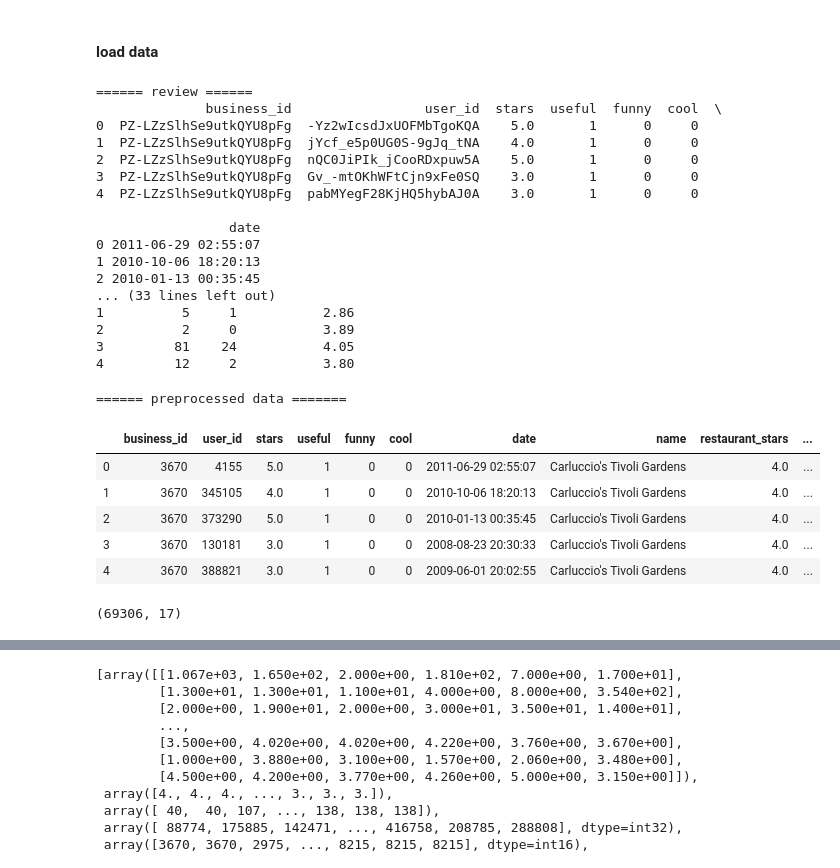
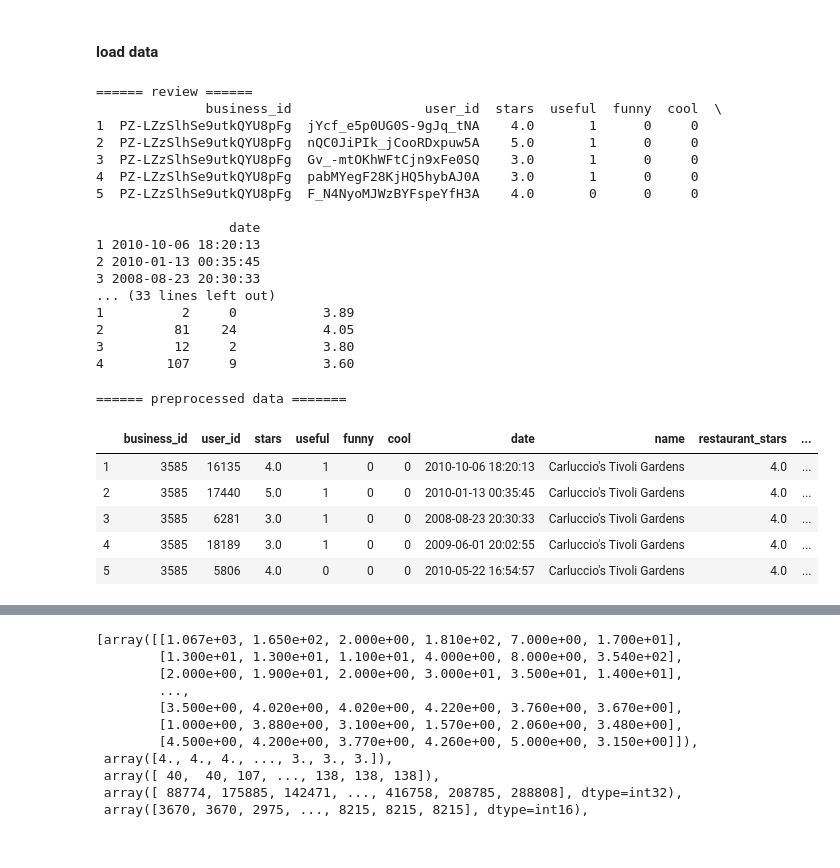
Before and after one commit to wonchankim97/Yelp-Recommender, a Jupyter notebook: EDA_KISOO.ipynb, the cells around one changed output, grey strips where cells are left out. Cells and saved outputs as stored; diff of their text form; code cells hidden in the pictures.

```diff
--- a/EDA_KISOO.ipynb
+++ b/EDA_KISOO.ipynb
@@ -770,0 +812,4 @@ ValueError: Error when checking target: expected dense_6 to have 4 dimensions, b
+# %%
+# select user by restaurant_count
+user_index = review_restaurant.groupby('user_id').agg({'business_id':'count'}).sort_values('business_id',ascending=False)[:21739].index
+review_restaurant = review_restaurant[review_restaurant.user_id.isin(user_index)]
@@ -770,0 +844,9 @@ ValueError: Error when checking target: expected dense_6 to have 4 dimensions, b
+# %%
+rev_k = pd.DataFrame({'user_id':review_restaurant['user_id'].unique()})
+user_restaurant = rev_k.merge(user_restaurant, how='left',on='user_id')
+res_k = pd.DataFrame({'business_id':review_restaurant['business_id'].unique()})
+restaurant = res_k.merge(restaurant, how='left',on='business_id')
+# %%
+# select restaurant by user_count
+business_index = review_restaurant.groupby('business_id').agg({'user_id':'count'}).sort_values('user_id',ascending=False)[:100].index
+review_restaurant = review_restaurant[review_restaurant.business_id.isin(business_index)]
@@ -778,8 +872,8 @@ import tensorflow.keras as keras
 from tensorflow.keras.preprocessing.text import Tokenizer
 from tensorflow.keras.preprocessing.sequence import pad_sequences
 
-n_max_category = 15
-n_category = 177
+n_max_category = 12
+n_category = 88
 
 def load_reviews():
     df = review_restaurant.copy()
@@ -817,42 +911,39 @@ print(users.head())
 # %% [output]
 ====== review ======
               business_id                 user_id  stars  useful  funny  cool  \
-0  PZ-LZzSlhSe9utkQYU8pFg  -Yz2wIcsdJxUOFMbTgoKQA    5.0       1      0     0
 1  PZ-LZzSlhSe9utkQYU8pFg  jYcf_e5p0UG0S-9gJq_tNA    4.0       1      0     0
 2  PZ-LZzSlhSe9utkQYU8pFg  nQC0JiPIk_jCooRDxpuw5A    5.0       1      0     0
 3  PZ-LZzSlhSe9utkQYU8pFg  Gv_-mtOKhWFtCjn9xFe0SQ    3.0       1      0     0
 4  PZ-LZzSlhSe9utkQYU8pFg  pabMYegF28KjHQ5hybAJ0A    3.0       1      0     0
+5  PZ-LZzSlhSe9utkQYU8pFg  F_N4NyoMJWzBYFspeYfH3A    4.0       0      0     0
 
                  date
-0 2011-06-29 02:55:07
 1 2010-10-06 18:20:13
 2 2010-01-13 00:35:45
+3 2008-08-23 20:30:33
 ... (33 lines left out)
-1          5     1           2.86
-2          2     0           3.89
-3         81    24           4.05
-4         12     2           3.80
+1          2     0           3.89
+2         81    24           4.05
+3         12     2           3.80
+4        107     9           3.60
 # %%
 restaurants['categories'] = text2seq(restaurants.categories.values, n_category=n_category).tolist()
 
 reviews = reviews.join(restaurants.set_index('business_id'), on = 'business_id', how = 'left')
 reviews = reviews.join(users.set_index('user_id'), on = 'user_id', how = 'left')
 
+reviews['bid'] = reviews.business_id
+reviews['uid'] = reviews.user_id
 reviews.business_id = reviews.business_id.astype('category').cat.codes.values
 reviews.user_id = reviews.user_id.astype('category').cat.codes.values
 
 print("====== preprocessed data =======")
 (reviews.head())
 # %% [output]
 ====== preprocessed data =======
 |  | business_id | user_id | stars | useful | funny | cool | date | name | restaurant_stars | ... |
-| 0 | 3670 | 4155 | 5.0 | 1 | 0 | 0 | 2011-06-29 02:55:07 | Carluccio's Tivoli Gardens | 4.0 | ... |
-| 1 | 3670 | 345105 | 4.0 | 1 | 0 | 0 | 2010-10-06 18:20:13 | Carluccio's Tivoli Gardens | 4.0 | ... |
-| 2 | 3670 | 373290 | 5.0 | 1 | 0 | 0 | 2010-01-13 00:35:45 | Carluccio's Tivoli Gardens | 4.0 | ... |
-| 3 | 3670 | 130181 | 3.0 | 1 | 0 | 0 | 2008-08-23 20:30:33 | Carluccio's Tivoli Gardens | 4.0 | ... |
-| 4 | 3670 | 388821 | 3.0 | 1 | 0 | 0 | 2009-06-01 20:02:55 | Carluccio's Tivoli Gardens | 4.0 | ... |
+| 1 | 3585 | 16135 | 4.0 | 1 | 0 | 0 | 2010-10-06 18:20:13 | Carluccio's Tivoli Gardens | 4.0 | ... |
+| 2 | 3585 | 17440 | 5.0 | 1 | 0 | 0 | 2010-01-13 00:35:45 | Carluccio's Tivoli Gardens | 4.0 | ... |
+| 3 | 3585 | 6281 | 3.0 | 1 | 0 | 0 | 2008-08-23 20:30:33 | Carluccio's Tivoli Gardens | 4.0 | ... |
+| 4 | 3585 | 18189 | 3.0 | 1 | 0 | 0 | 2009-06-01 20:02:55 | Carluccio's Tivoli Gardens | 4.0 | ... |
+| 5 | 3585 | 5806 | 4.0 | 0 | 0 | 0 | 2010-05-22 16:54:57 | Carluccio's Tivoli Gardens | 4.0 | ... |
-# %%
-reviews = reviews.sample(frac=0.05)
-reviews.shape
-# %% [output]
-(69306, 17)
```
Also changed, not shown: parts of 52 cells of this notebook.
